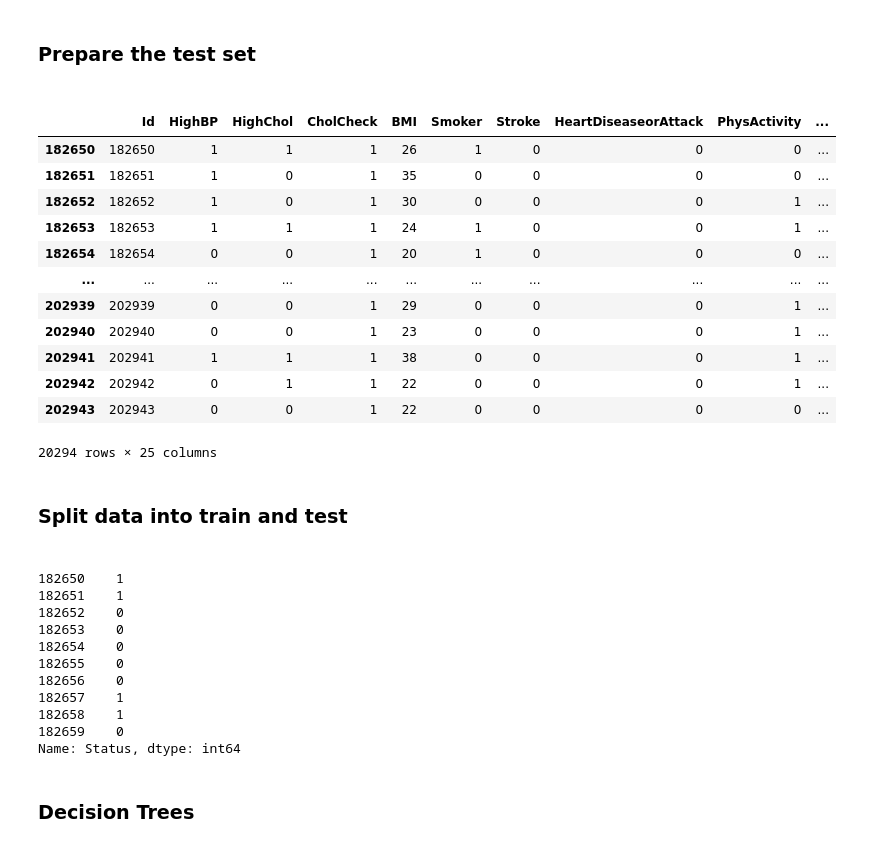
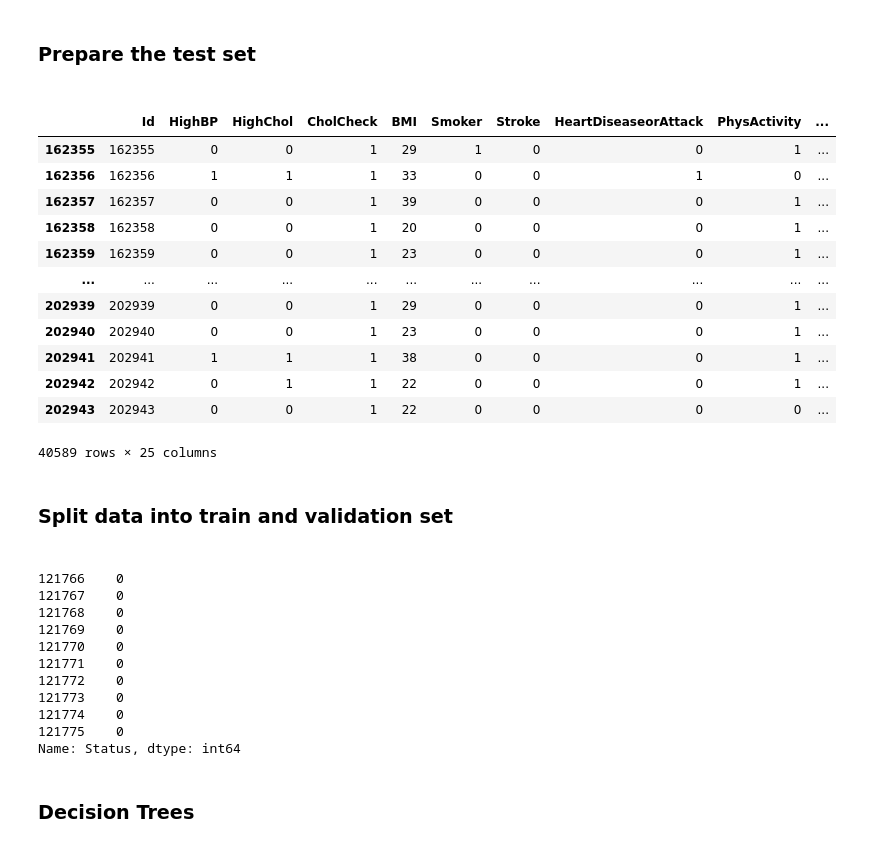
Before and after one commit to 2003congthinh/Machine-Learning, a Jupyter notebook: ASM 1/Diabetes.ipynb, the cells around one changed output. Saved outputs shown, nothing was run; the diff lists cells and outputs as text; code cells hidden in the pictures.

```diff
--- a/ASM 1/Diabetes.ipynb
+++ b/ASM 1/Diabetes.ipynb
@@ -47,24 +66,24 @@ Name: Status, dtype: float64
 # %% [markdown]
 <h3>Prepare the test set<h3>
 # %%
-test = train_data[182650:202944]
+test = train_data[int(len(train_data)*0.8):len(train_data)]
 test
 # %% [output]
 |  | Id | HighBP | HighChol | CholCheck | BMI | Smoker | Stroke | HeartDiseaseorAttack | PhysActivity | ... |
-| 182650 | 182650 | 1 | 1 | 1 | 26 | 1 | 0 | 0 | 0 | ... |
-| 182651 | 182651 | 1 | 0 | 1 | 35 | 0 | 0 | 0 | 0 | ... |
-| 182652 | 182652 | 1 | 0 | 1 | 30 | 0 | 0 | 0 | 1 | ... |
-| 182653 | 182653 | 1 | 1 | 1 | 24 | 1 | 0 | 0 | 1 | ... |
-| 182654 | 182654 | 0 | 0 | 1 | 20 | 1 | 0 | 0 | 0 | ... |
+| 162355 | 162355 | 0 | 0 | 1 | 29 | 1 | 0 | 0 | 1 | ... |
+| 162356 | 162356 | 1 | 1 | 1 | 33 | 0 | 0 | 1 | 0 | ... |
+| 162357 | 162357 | 0 | 0 | 1 | 39 | 0 | 0 | 0 | 1 | ... |
+| 162358 | 162358 | 0 | 0 | 1 | 20 | 0 | 0 | 0 | 1 | ... |
+| 162359 | 162359 | 0 | 0 | 1 | 23 | 0 | 0 | 0 | 1 | ... |
 | ... | ... | ... | ... | ... | ... | ... | ... | ... | ... | ... |
 | 202939 | 202939 | 0 | 0 | 1 | 29 | 0 | 0 | 0 | 1 | ... |
 | 202940 | 202940 | 0 | 0 | 1 | 23 | 0 | 0 | 0 | 1 | ... |
 | 202941 | 202941 | 1 | 1 | 1 | 38 | 0 | 0 | 0 | 1 | ... |
 | 202942 | 202942 | 0 | 1 | 1 | 22 | 0 | 0 | 0 | 1 | ... |
 | 202943 | 202943 | 0 | 0 | 1 | 22 | 0 | 0 | 0 | 0 | ... |
-20294 rows × 25 columns
+40589 rows × 25 columns
 # %% [markdown]
-<h3>Split data into train and test<h3>
+<h3>Split data into train and validation set<h3>
 # %%
 from sklearn.model_selection import train_test_split
 
@@ -75,16 +94,16 @@ y_test = test['Status']
 # %%
-y_test[:10]
+y_val[:10]
 # %% [output]
-182650    1
-182651    1
-182652    0
-182653    0
-182654    0
-182655    0
-182656    0
-182657    1
-182658    1
-182659    0
+121766    0
+121767    0
+121768    0
+121769    0
+121770    0
+121771    0
+121772    0
+121773    0
+121774    0
+121775    0
 Name: Status, dtype: int64
 # %% [markdown]
 <h3>Decision Trees<h3>
```
Also changed, not shown: parts of 25 cells of this notebook.
